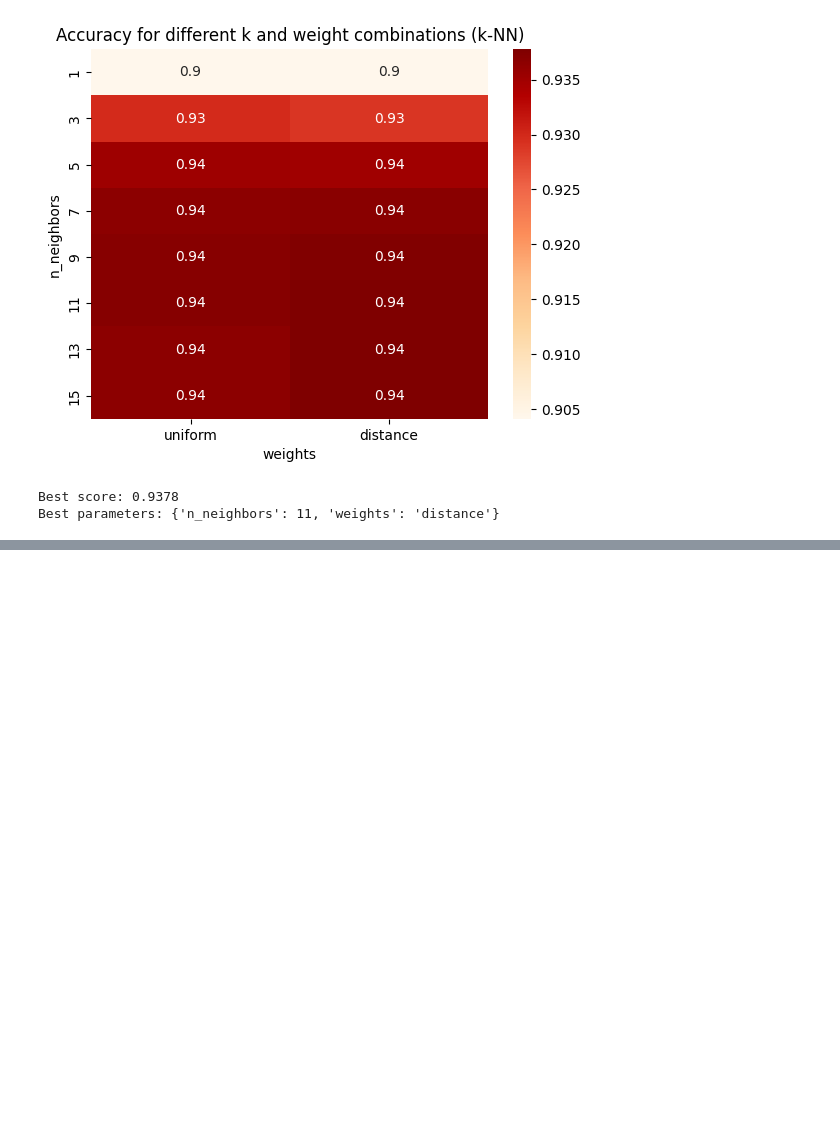
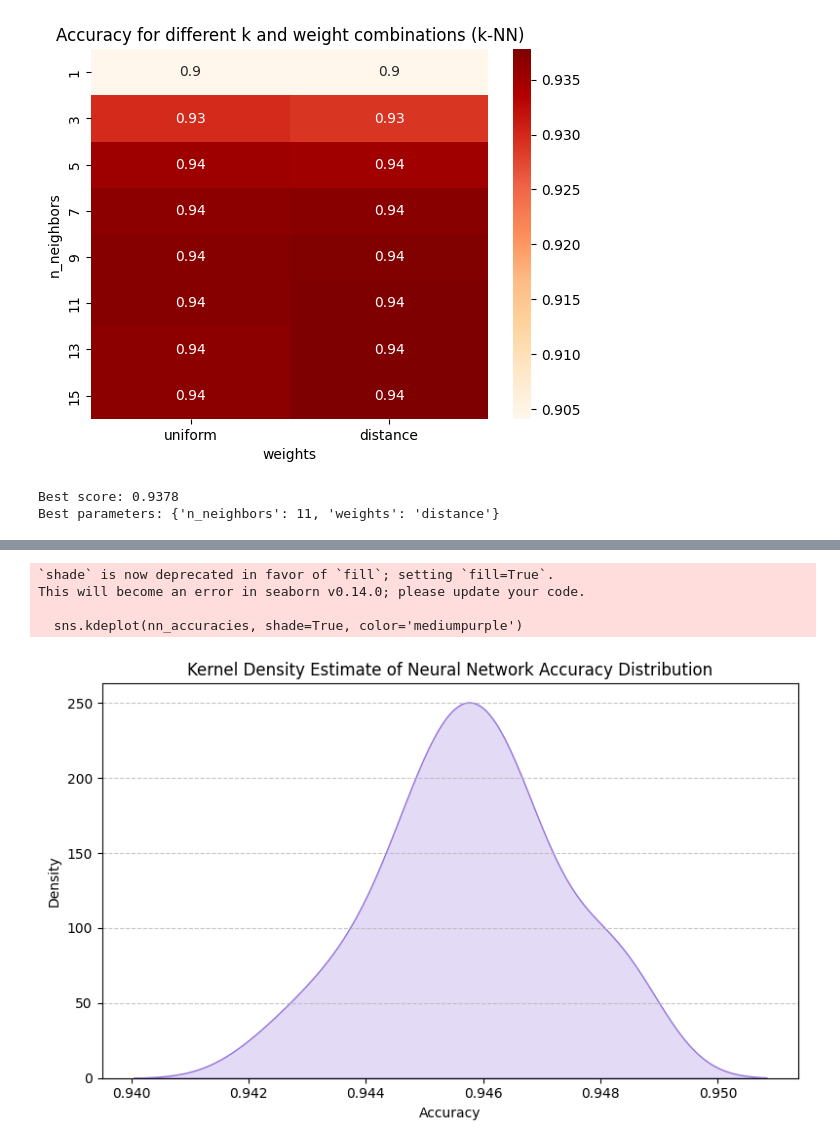
Before and after one commit to alexandre2004costa/IA_project2, a Jupyter notebook: main.ipynb, the cells around one changed output, grey strips where cells are left out. Cells and saved outputs as stored; diff of their text form; code cells hidden in the pictures; blank space fills up the shorter version.

```diff
--- a/main.ipynb
+++ b/main.ipynb
@@ -598,0 +978,17 @@ Best parameters: {'n_neighbors': 11, 'weights': 'distance'}
+# %%
+import seaborn as sns
+
+plt.figure(figsize=(8, 5))
+sns.kdeplot(nn_accuracies, shade=True, color='mediumpurple')
+plt.title('Kernel Density Estimate of Neural Network Accuracy Distribution')
+plt.xlabel('Accuracy')
+plt.ylabel('Density')
+plt.grid(axis='y', linestyle='--', alpha=0.7)
+plt.tight_layout()
+plt.show()
+# %% [output]
+`shade` is now deprecated in favor of `fill`; setting `fill=True`.
+This will become an error in seaborn v0.14.0; please update your code.
+
+  sns.kdeplot(nn_accuracies, shade=True, color='mediumpurple')
+[figure, added]
```
Also changed, not shown: parts of 22 cells of this notebook, 2 other files.
